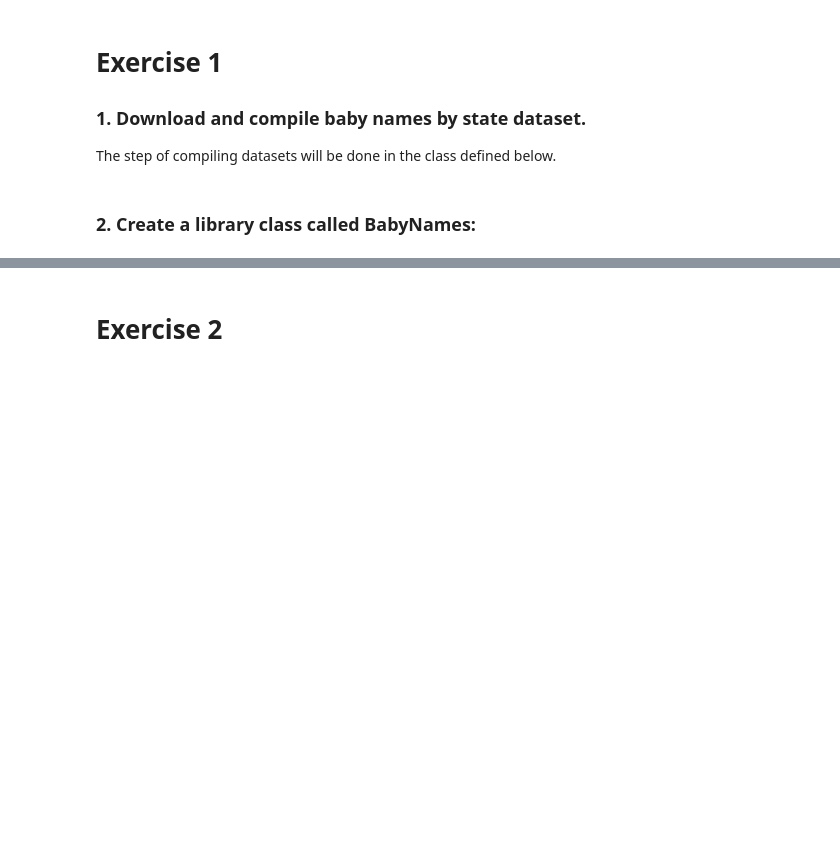
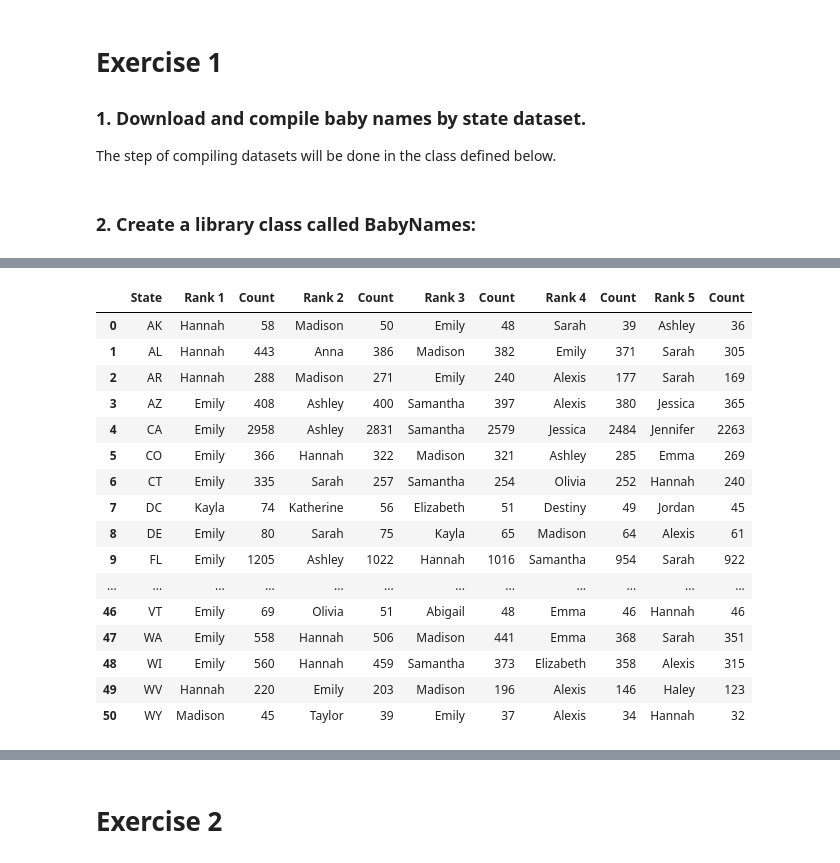
Before and after one commit to noraxuxu/MSiA422Project1, a Jupyter notebook: Project 1 Group Work2.ipynb, the cells around one changed output, grey strips where cells are left out. Cells and saved outputs as stored; diff of their text form; code cells hidden in the pictures; blank space fills up the shorter version.

```diff
--- a/Project 1 Group Work2.ipynb
+++ b/Project 1 Group Work2.ipynb
@@ -290,0 +335,20 @@ df_sample = pd.DataFrame([['AL','M','1956','Kevin',14],['AL','M','1956','Kevin',
+# %%
+BabyNamesObject.Top5NamesPerYear(year=2000, sex='F')
+# %% [output]
+|  | State | Rank 1 | Count | Rank 2 | Count | Rank 3 | Count | Rank 4 | Count | Rank 5 | Count |
+| 0 | AK | Hannah | 58 | Madison | 50 | Emily | 48 | Sarah | 39 | Ashley | 36 |
+| 1 | AL | Hannah | 443 | Anna | 386 | Madison | 382 | Emily | 371 | Sarah | 305 |
+| 2 | AR | Hannah | 288 | Madison | 271 | Emily | 240 | Alexis | 177 | Sarah | 169 |
+| 3 | AZ | Emily | 408 | Ashley | 400 | Samantha | 397 | Alexis | 380 | Jessica | 365 |
+| 4 | CA | Emily | 2958 | Ashley | 2831 | Samantha | 2579 | Jessica | 2484 | Jennifer | 2263 |
+| 5 | CO | Emily | 366 | Hannah | 322 | Madison | 321 | Ashley | 285 | Emma | 269 |
+| 6 | CT | Emily | 335 | Sarah | 257 | Samantha | 254 | Olivia | 252 | Hannah | 240 |
+| 7 | DC | Kayla | 74 | Katherine | 56 | Elizabeth | 51 | Destiny | 49 | Jordan | 45 |
+| 8 | DE | Emily | 80 | Sarah | 75 | Kayla | 65 | Madison | 64 | Alexis | 61 |
+| 9 | FL | Emily | 1205 | Ashley | 1022 | Hannah | 1016 | Samantha | 954 | Sarah | 922 |
+| ... | ... | ... | ... | ... | ... | ... | ... | ... | ... | ... | ... |
+| 46 | VT | Emily | 69 | Olivia | 51 | Abigail | 48 | Emma | 46 | Hannah | 46 |
+| 47 | WA | Emily | 558 | Hannah | 506 | Madison | 441 | Emma | 368 | Sarah | 351 |
+| 48 | WI | Emily | 560 | Hannah | 459 | Samantha | 373 | Elizabeth | 358 | Alexis | 315 |
+| 49 | WV | Hannah | 220 | Emily | 203 | Madison | 196 | Alexis | 146 | Haley | 123 |
+| 50 | WY | Madison | 45 | Taylor | 39 | Emily | 37 | Alexis | 34 | Hannah | 32 |
```
Also changed, not shown: parts of 10 cells of this notebook, 1 other file.
